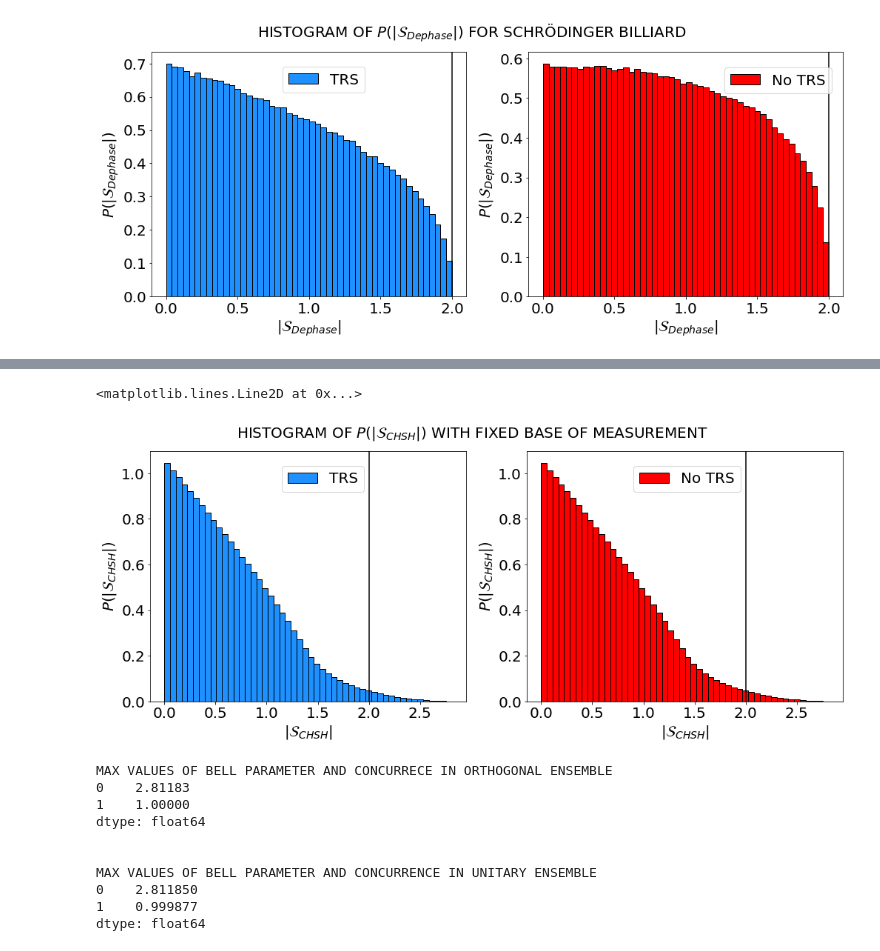
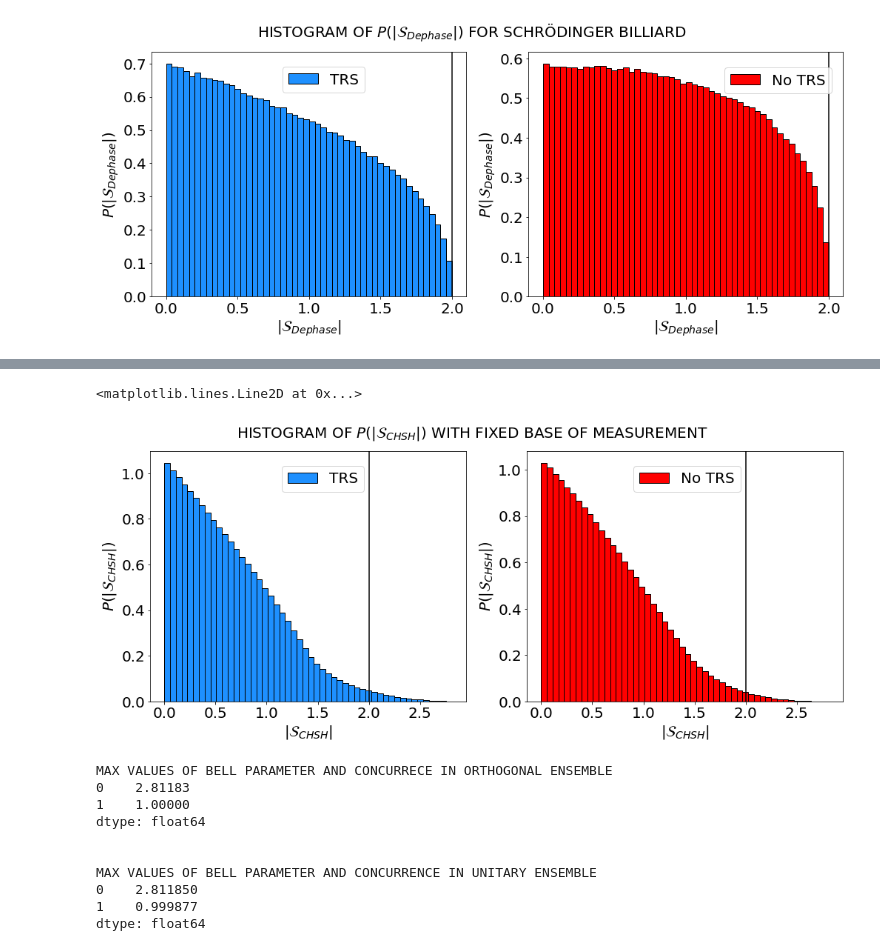
Before and after one commit to Rafffaelb/Schrodinger_Billiard, a Jupyter notebook: WignerDyson/Data_Analysis/Bell_Parameter.ipynb, the cells around one changed output, grey strips where cells are left out. Saved outputs shown, nothing was run; the diff lists cells and outputs as text; code cells hidden in the pictures.

```diff
--- a/WignerDyson/Data_Analysis/Bell_Parameter.ipynb
+++ b/WignerDyson/Data_Analysis/Bell_Parameter.ipynb
@@ -304,24 +345,24 @@ Violations_U_Fixed_Base = df_Bell_Parameter_U_Fixed_Base.values
 # %%
 fig, axs = plt.subplots(1,2, figsize = (14, 6), constrained_layout = True)
 
 fig.suptitle(r'HISTOGRAM OF $P(|\mathcal{S}_{CHSH}|)$ WITH FIXED BASE OF MEASUREMENT', fontsize = 20)
 
 axs[0].hist(Violations_O_Fixed_Base[:,0], bins = 50, color = 'dodgerblue', label = r'TRS', alpha = 1, density = True, histtype = 'bar', ec = 'black')
 axs[0].legend(prop = {'size': 20}, bbox_to_anchor = (0.7, 0.97))
 axs[0].set_xlabel(r'$|\mathcal{S}_{CHSH}|$', fontsize = 20)
 axs[0].tick_params(axis = 'both', which = 'major', labelsize = 20)
 axs[0].set_ylabel('$P(|\mathcal{S}_{CHSH}|)$', fontsize = 20)
 axs[0].axvline(2, color = 'black')
 
-axs[1].hist(Violations_O_Fixed_Base[:,0], bins = 50, color = 'red', label = r'No TRS', alpha = 1, density = True, histtype = 'bar', ec = 'black')
+axs[1].hist(Violations_U_Fixed_Base[:,0], bins = 50, color = 'red', label = r'No TRS', alpha = 1, density = True, histtype = 'bar', ec = 'black')
 axs[1].legend(prop = {'size': 20}, bbox_to_anchor = (0.7, 0.97))
 axs[1].set_xlabel(r'$|\mathcal{S}_{CHSH}|$', fontsize = 20)
 axs[1].tick_params(axis = 'both', which = 'major', labelsize = 20)
 axs[1].set_ylabel('$P(|\mathcal{S}_{CHSH}|)$', fontsize = 20)
 axs[1].axvline(2, color = 'black')
 # %% [output]
 <matplotlib.lines.Line2D at 0x...>
-[figure, old version]
+[figure, new version]
 # %%
 print("MAX VALUES OF BELL PARAMETER AND CONCURRECE IN ORTHOGONAL ENSEMBLE")
 print(df_Bell_Parameter_O_Fixed_Base.max())
```
Also changed, not shown: parts of 10 cells of this notebook.
